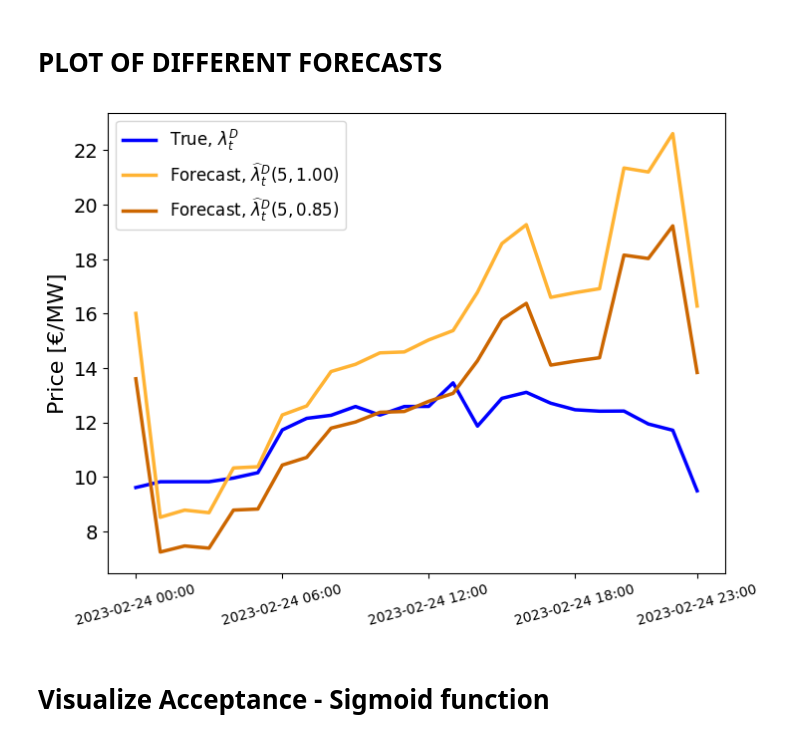
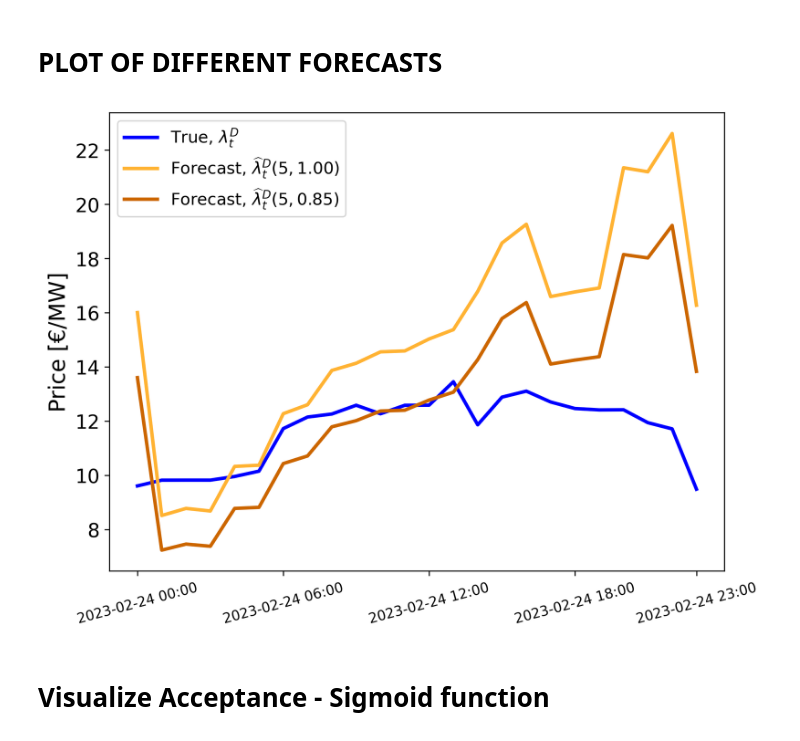
Before and after one commit to junesooshin/lightenup, a Jupyter notebook: Data Examination/Check forecast.ipynb, the cells around one changed output. Drawn from its saved outputs; the diff is of its cells as text; code cells hidden in the pictures.

```diff
--- a/Data Examination/Check forecast.ipynb
+++ b/Data Examination/Check forecast.ipynb
@@ -221,26 +221,26 @@ plot_forecasted_data2 = pd.DataFrame(forecast2[col].loc[start_forecast:end_forec
 plot_forecasted_data2 = plot_forecasted_data2.set_index([pd.Index(x_test_lst)])
 # %%
 # Set the figure size and dpi
-fig = plt.figure(figsize=(8, 6), dpi=100)
+fig = plt.figure(figsize=(8, 6), dpi=300)
 linewidth = 2.5
 
 plt.plot(plot_true_data, label="True, $\lambda^{D}_t$", c="blue",linewidth=linewidth)
 plt.plot(plot_forecasted_data1, label=r"Forecast, $\widehat{\lambda}^{D}_t(5,1.00)$",c=orange_shades[1],linewidth=linewidth)
 plt.plot(plot_forecasted_data2, label=r"Forecast, $\widehat{\lambda}^{D}_t(5,0.85)$",c=orange_shades[2],linewidth=linewidth)
 # Remove x-axis tick marks and labels
 plt.xticks([144, 150, 156, 162, 167], ['2023-02-24 00:00', '2023-02-24 06:00', '2023-02-24 12:00','2023-02-24 18:00','2023-02-24 23:00'],rotation=15)
 
 # Add a legend outside of the plots
 plt.legend(loc="upper left",prop={'size': 12})
 # Set the y-axis tick size
 plt.tick_params(axis='y', which='major', labelsize=14)
 
 plt.ylabel("Price [\u20AC/MW]", fontsize=16)
 
-plt.savefig('forecast_with_errors.pdf', format="pdf", bbox_inches="tight")
+plt.savefig('forecast_with_errors.png', format="png", bbox_inches="tight")
 plt.show()
 # %% [output]
-[figure, old version]
+[figure, new version]
 # %% [markdown]
 # Visualize Acceptance - Sigmoid function
 # %%
```
Also changed, not shown: parts of 2 cells of this notebook, 11 other files.
